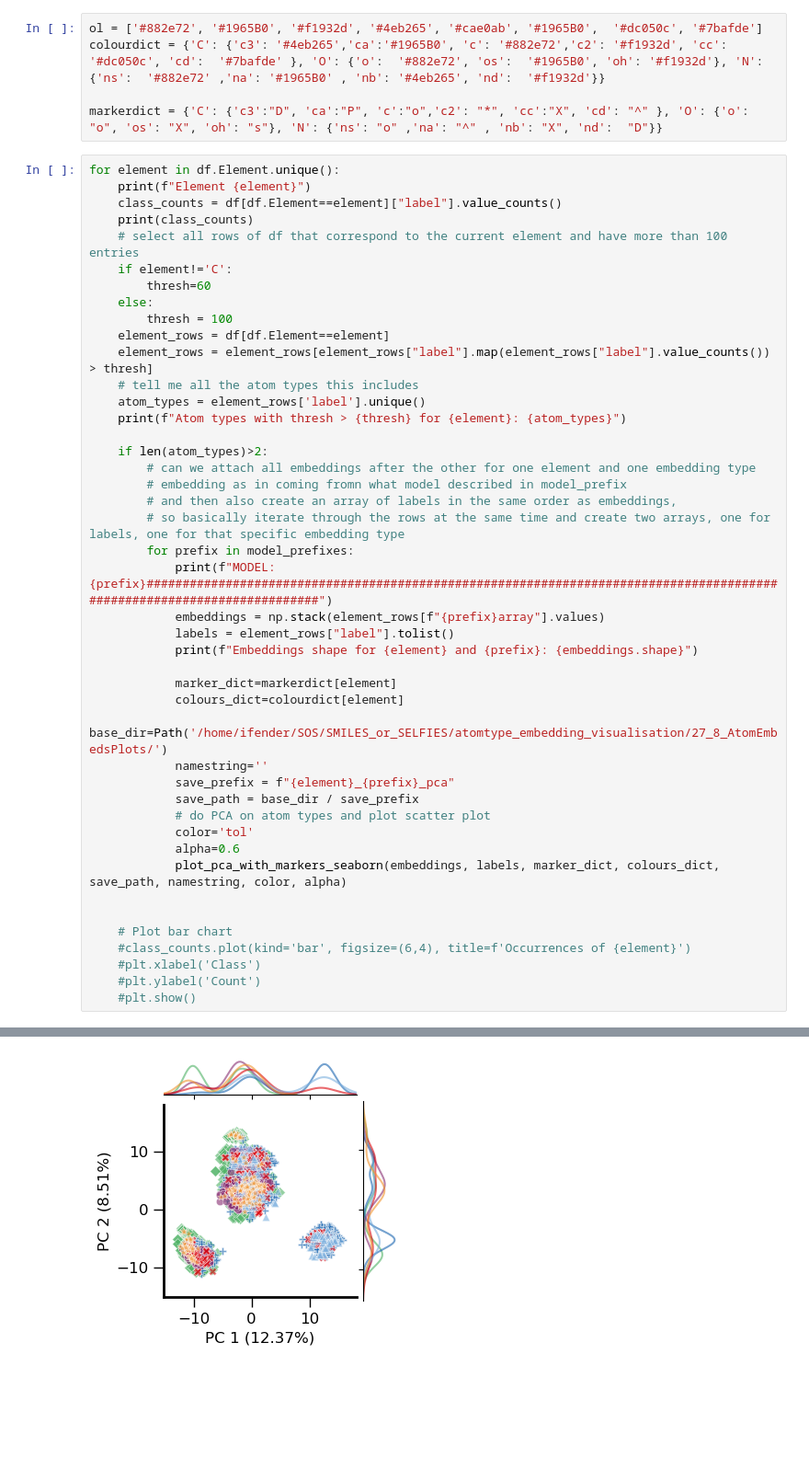
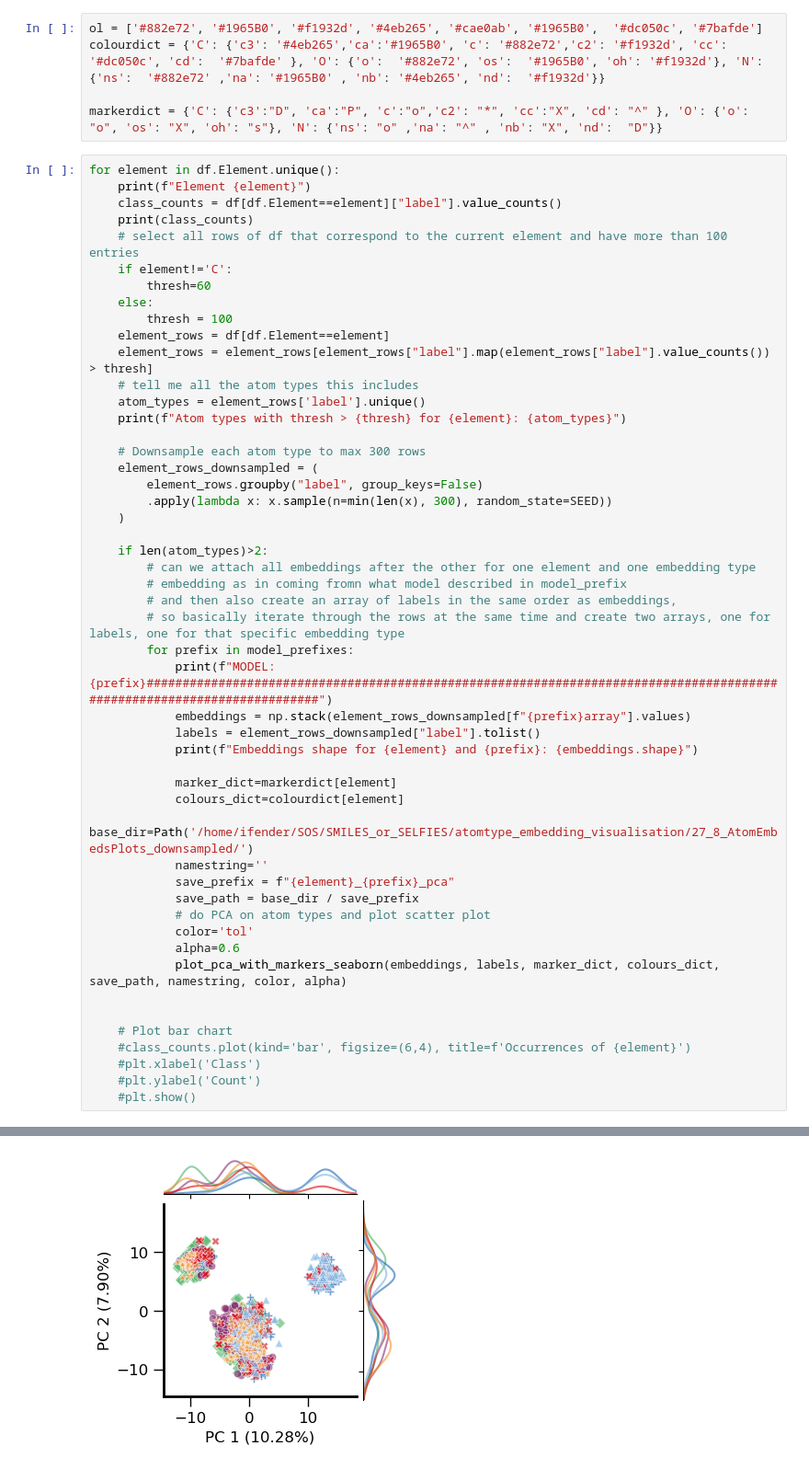
Before and after one commit to ibmm-unibe-ch/SMILES_or_SELFIES, a Jupyter notebook: atomtype_embedding_visualisation/3_PlotAtomTypes.ipynb, the cells around one changed output, grey strips where cells are left out. Shown at 92% size. Cells and saved outputs as stored; diff of their text form; blank space fills up the shorter version.

```diff
--- a/atomtype_embedding_visualisation/3_PlotAtomTypes.ipynb
+++ b/atomtype_embedding_visualisation/3_PlotAtomTypes.ipynb
@@ -305,6 +305,12 @@ for element in df.Element.unique():
     atom_types = element_rows['label'].unique()
     print(f"Atom types with thresh > {thresh} for {element}: {atom_types}")
 
+    # Downsample each atom type to max 300 rows
+    element_rows_downsampled = (
+        element_rows.groupby("label", group_keys=False)
+        .apply(lambda x: x.sample(n=min(len(x), 300), random_state=SEED))
+    )
+
     if len(atom_types)>2:
         # can we attach all embeddings after the other for one element and one embedding type
         # embedding as in coming fromn what model described in model_prefix
@@ -312,13 +318,13 @@ for element in df.Element.unique():
         # so basically iterate through the rows at the same time and create two arrays, one for labels, one for that specific embedding type
         for prefix in model_prefixes:
             print(f"MODEL: {prefix}########################################################################################################################")
-            embeddings = np.stack(element_rows[f"{prefix}array"].values)
-            labels = element_rows["label"].tolist()
+            embeddings = np.stack(element_rows_downsampled[f"{prefix}array"].values)
+            labels = element_rows_downsampled["label"].tolist()
             print(f"Embeddings shape for {element} and {prefix}: {embeddings.shape}")
 
             marker_dict=markerdict[element]
             colours_dict=colourdict[element]
-            base_dir=Path('/home/ifender/SOS/SMILES_or_SELFIES/atomtype_embedding_visualisation/27_8_AtomEmbedsPlots/')
+            base_dir=Path('/home/ifender/SOS/SMILES_or_SELFIES/atomtype_embedding_visualisation/27_8_AtomEmbedsPlots_downsampled/')
             namestring=''
             save_prefix = f"{element}_{prefix}_pca"
             save_path = base_dir / save_prefix
@@ -365,6 +371,6 @@ Embeddings shape for C and SMILES_untrained_emb_: (5140, 768)
 markerdict: {'c3': 'D', 'ca': 'P', 'c': 'o', 'c2': '*', 'cc': 'X', 'cd': '^'}
 sorted labels: ['c3', 'ca', 'c', 'cc', 'cd', 'c2']
 colours dict: {'c3': '#4eb265', 'ca': '#1965B0', 'c': '#882e72', 'c2': '#f1932d', 'cc': '#dc050c', 'cd': '#7bafde'}
-[figure, old version]
+[figure, new version]
 <Figure size 326.772x78.7402 with 0 Axes>
 MODEL: SELFIES_BART_emb_########################################################################################################################
```
Also changed, not shown: parts of 1 cell of this notebook.
